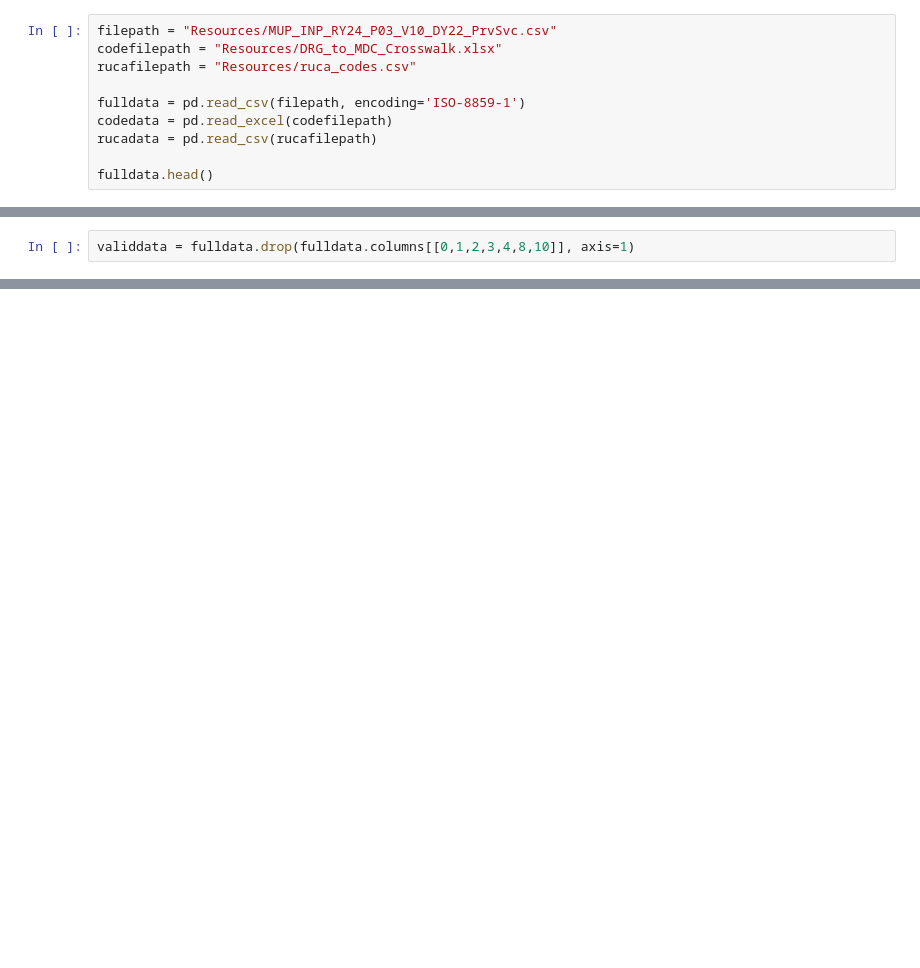
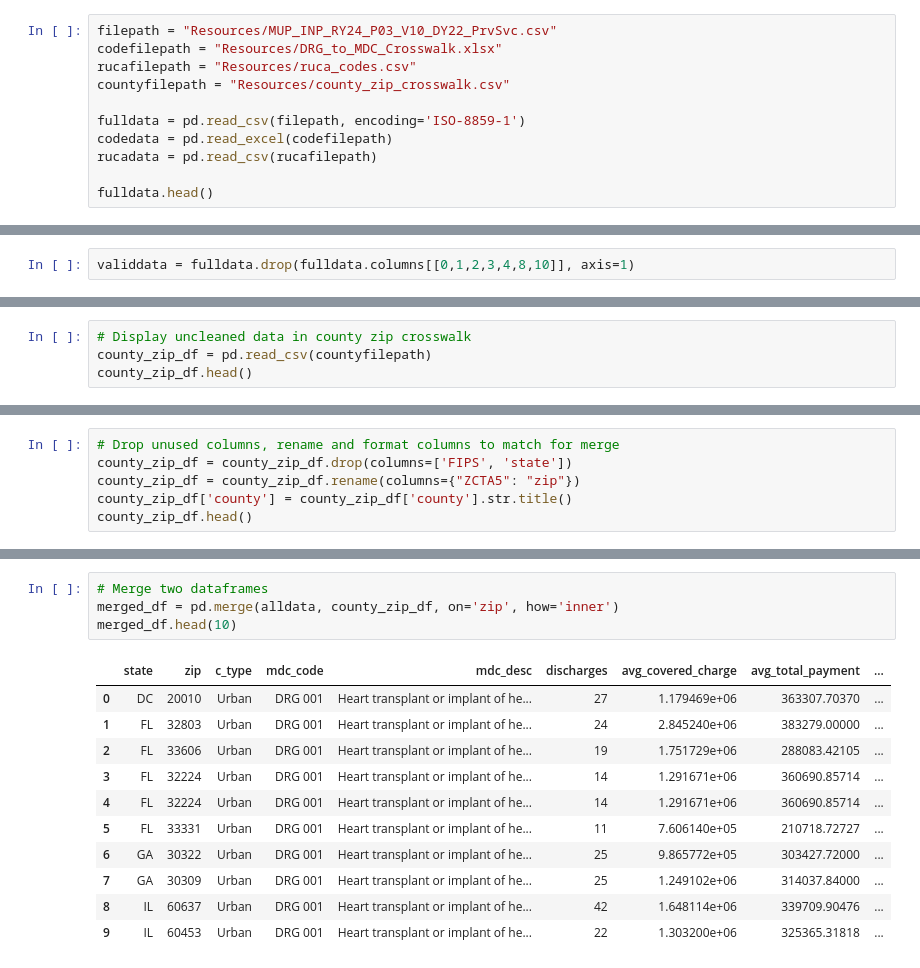
Before and after one commit to hippopotamuspal/medicare_data_project, a Jupyter notebook: medicare_analysis.ipynb, the cells around one changed output, grey strips where cells are left out. Drawn from its saved outputs; the diff is of its cells as text; blank space fills up the shorter version.

Commit message:
updated csv, schema, main ipynb, and ERD, added county crosswalk

```diff
--- a/medicare_analysis.ipynb
+++ b/medicare_analysis.ipynb
@@ -5,6 +5,7 @@ import pandas as pd
 filepath = "Resources/MUP_INP_RY24_P03_V10_DY22_PrvSvc.csv"
 codefilepath = "Resources/DRG_to_MDC_Crosswalk.xlsx"
 rucafilepath = "Resources/ruca_codes.csv"
+countyfilepath = "Resources/county_zip_crosswalk.csv"
 
 fulldata = pd.read_csv(filepath, encoding='ISO-8859-1')
 codedata = pd.read_excel(codefilepath)
@@ -61,0 +160,4 @@ alldata.info()
+# %%
+# Display uncleaned data in county zip crosswalk
+county_zip_df = pd.read_csv(countyfilepath)
+county_zip_df.head()
@@ -61,0 +171,6 @@ alldata.info()
+# %%
+# Drop unused columns, rename and format columns to match for merge
+county_zip_df = county_zip_df.drop(columns=['FIPS', 'state'])
+county_zip_df = county_zip_df.rename(columns={"ZCTA5": "zip"})
+county_zip_df['county'] = county_zip_df['county'].str.title()
+county_zip_df.head()
@@ -61,0 +184,16 @@ alldata.info()
+# %%
+# Merge two dataframes
+merged_df = pd.merge(alldata, county_zip_df, on='zip', how='inner')
+merged_df.head(10)
+# %% [output]
+|  | state | zip | c_type | mdc_code | mdc_desc | discharges | avg_covered_charge | avg_total_payment | ... |
+| 0 | DC | 20010 | Urban | DRG 001 | Heart transplant or implant of he... | 27 | 1.179469e+06 | 363307.70370 | ... |
+| 1 | FL | 32803 | Urban | DRG 001 | Heart transplant or implant of he... | 24 | 2.845240e+06 | 383279.00000 | ... |
+| 2 | FL | 33606 | Urban | DRG 001 | Heart transplant or implant of he... | 19 | 1.751729e+06 | 288083.42105 | ... |
+| 3 | FL | 32224 | Urban | DRG 001 | Heart transplant or implant of he... | 14 | 1.291671e+06 | 360690.85714 | ... |
+| 4 | FL | 32224 | Urban | DRG 001 | Heart transplant or implant of he... | 14 | 1.291671e+06 | 360690.85714 | ... |
+| 5 | FL | 33331 | Urban | DRG 001 | Heart transplant or implant of he... | 11 | 7.606140e+05 | 210718.72727 | ... |
+| 6 | GA | 30322 | Urban | DRG 001 | Heart transplant or implant of he... | 25 | 9.865772e+05 | 303427.72000 | ... |
+| 7 | GA | 30309 | Urban | DRG 001 | Heart transplant or implant of he... | 25 | 1.249102e+06 | 314037.84000 | ... |
+| 8 | IL | 60637 | Urban | DRG 001 | Heart transplant or implant of he... | 42 | 1.648114e+06 | 339709.90476 | ... |
+| 9 | IL | 60453 | Urban | DRG 001 | Heart transplant or implant of he... | 22 | 1.303200e+06 | 325365.31818 | ... |
```
Also changed, not shown: parts of 15 cells of this notebook, 4 other files.
